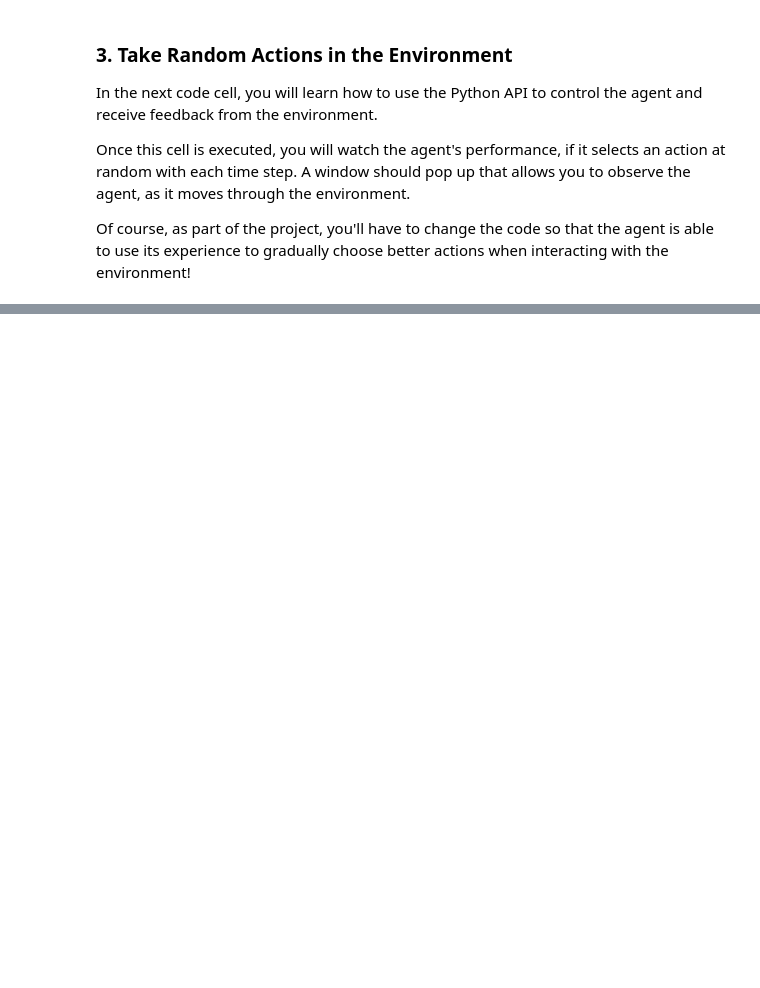
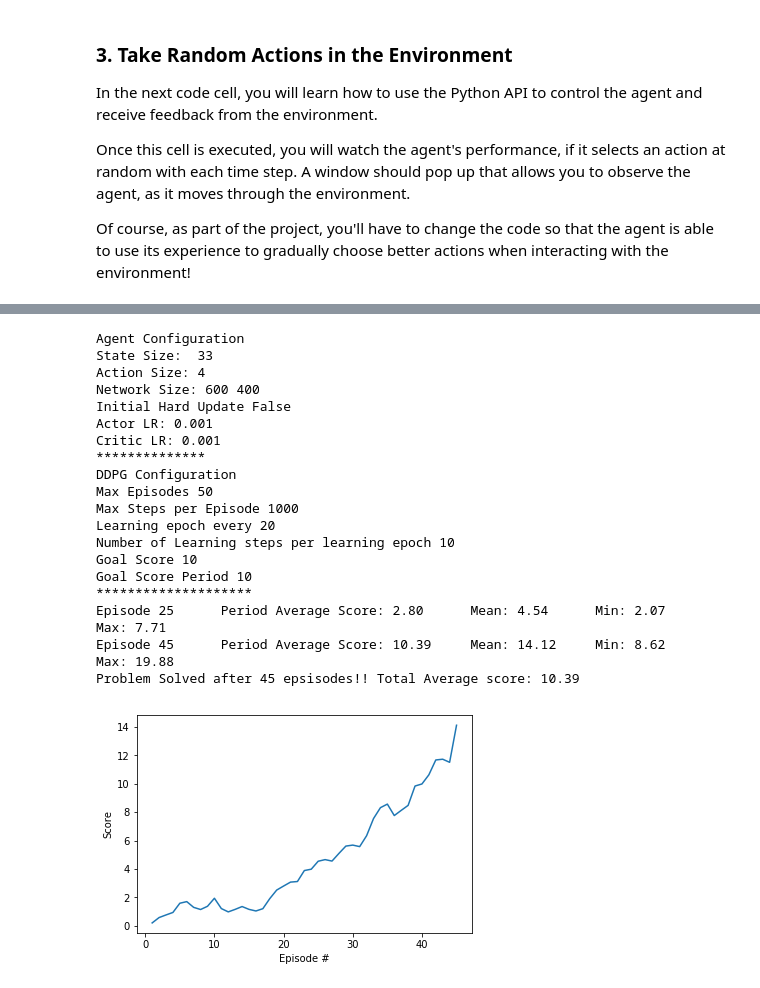
Before and after one commit to BillMatthews/drlnd-continous-control, a Jupyter notebook: Continuous_Control.ipynb, the cells around one changed output, grey strips where cells are left out. Cells and saved outputs as stored; diff of their text form; code cells hidden in the pictures; blank space fills up the shorter version.

```diff
--- a/Continuous_Control.ipynb
+++ b/Continuous_Control.ipynb
@@ -602,0 +613,26 @@ for rate in tau_rates:
+# %%
+# Using a slighly larger network
+agent = Agent(state_size=state_size, action_size=action_size, random_seed=random_seed, fc1=600, fc2=400)
+scores = ddpg(env, agent, goal_score = exp_goal_score, goal_period = exp_goal_period, num_episodes = exp_num_episodes)
+graph_scores(scores)
+# %% [output]
+Agent Configuration
+State Size:  33
+Action Size: 4
+Network Size: 600 400
+Initial Hard Update False
+Actor LR: 0.001
+Critic LR: 0.001
+**************
+DDPG Configuration
+Max Episodes 50
+Max Steps per Episode 1000
+Learning epoch every 20
+Number of Learning steps per learning epoch 10
+Goal Score 10
+Goal Score Period 10
+********************
+Episode 25      Period Average Score: 2.80      Mean: 4.54      Min: 2.07       Max: 7.71
+Episode 45      Period Average Score: 10.39     Mean: 14.12     Min: 8.62       Max: 19.88
+Problem Solved after 45 epsisodes!! Total Average score: 10.39
+[figure, added]
```
Also changed, not shown: parts of 62 cells of this notebook, 5 other files.
